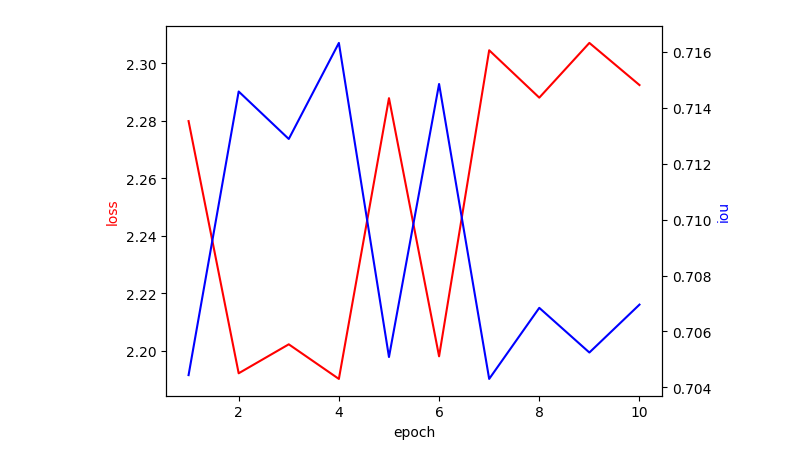
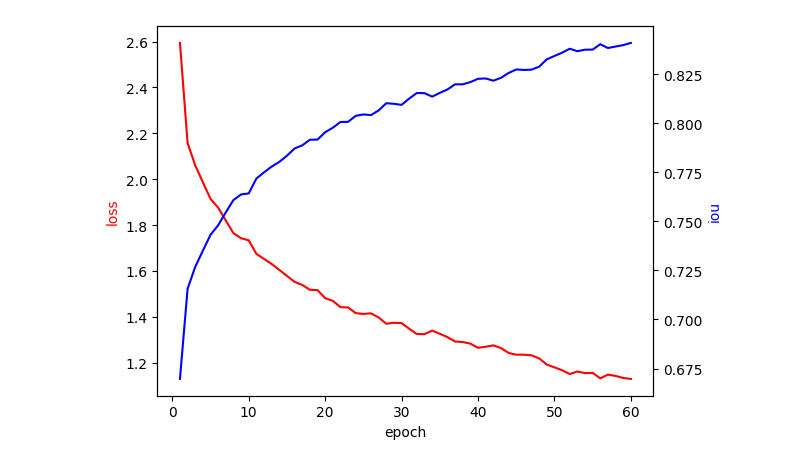
Before and after one commit to Leezed525/pytorch_cv_base, a Jupyter notebook: visualization/loss_visualization.ipynb, the cells around one changed output. Saved outputs shown, nothing was run; the diff lists cells and outputs as text; code cells hidden in the pictures.

```diff
--- a/visualization/loss_visualization.ipynb
+++ b/visualization/loss_visualization.ipynb
@@ -59,34 +59,34 @@ def read_loss_file(file_path, mode='train'):
 loss_file_path = '/home/lzd/workspace/LeeNet/logs/LeeNet_plScore_OS_sigma_RGBT/result.log'
 
 start_epoch = 0
-info = read_loss_file(loss_file_path, mode='val')
+info = read_loss_file(loss_file_path, mode='train')
 # 画图
 loss_list = []
 iou_list = []
 
 for epoch, loss_iou in info.items():
     num = 0
     loss_sum = 0
     iou_sum = 0
     for loss, iou in loss_iou:
         num += 1
         loss_sum += loss
         iou_sum += iou
     loss_list.append(loss_sum / num)
     iou_list.append(iou_sum / num)
 end_epoch = len(loss_list)
 loss_list, iou_list = loss_list[start_epoch:end_epoch], iou_list[start_epoch:end_epoch]
 
 # 放大画布
 # 分两个画布绘制
 fig, ax1 = plt.subplots()
 ax2 = ax1.twinx()
 ax1.plot(range(start_epoch + 1, end_epoch + 1), loss_list, 'r-')
 ax2.plot(range(start_epoch + 1, end_epoch + 1), iou_list, 'b-')
 ax1.set_xlabel('epoch')
 
 ax1.set_ylabel('loss', color='r')
 ax2.set_ylabel('iou', color='b')
 plt.show()
 # %% [output]
-[figure, old version]
+[figure, new version]
```
Also changed, not shown: 3 other files.
